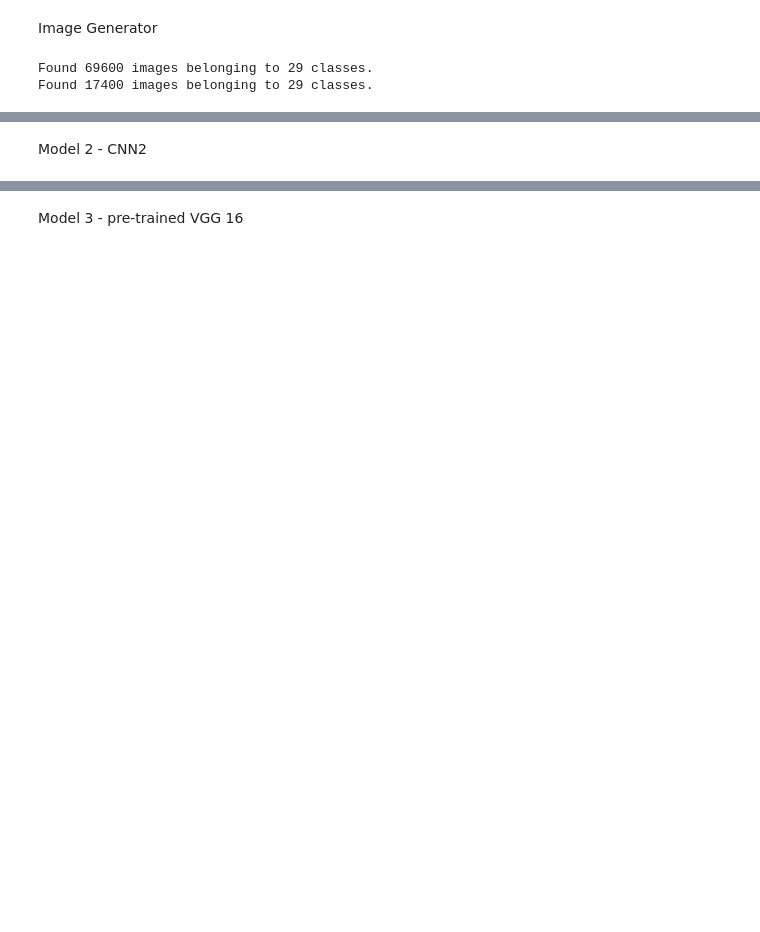
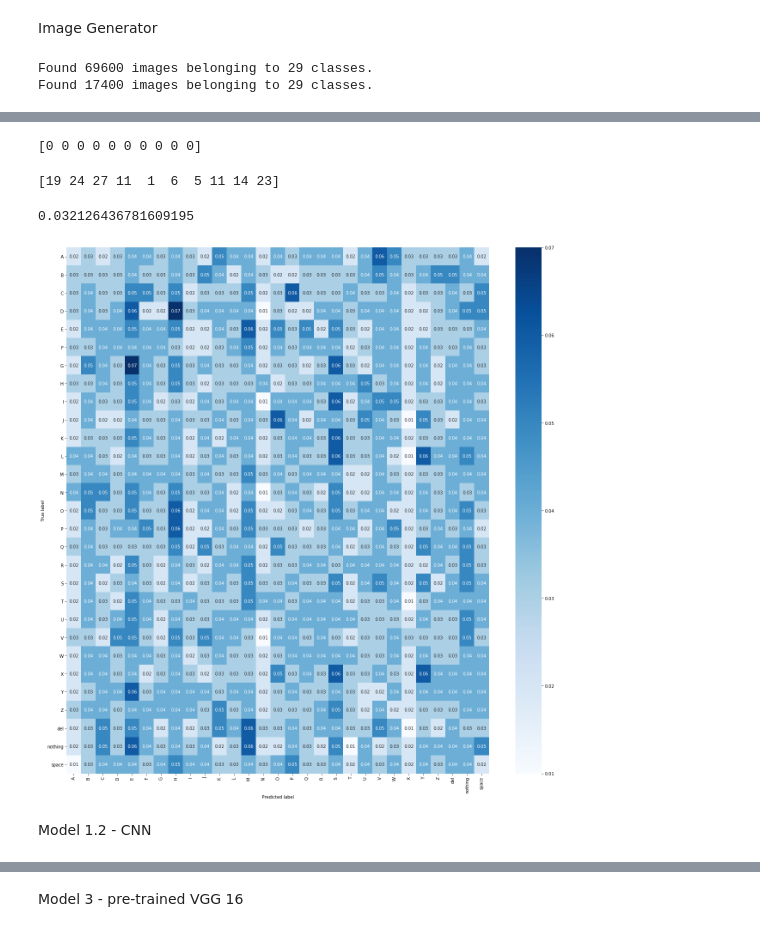
Before and after one commit to bismillahkani/ISL-CV-Team3, a Jupyter notebook: ASL_Deep_Learning.ipynb, the cells around one changed output, grey strips where cells are left out. Drawn from its saved outputs; the diff is of its cells as text; code cells hidden in the pictures; blank space fills up the shorter version.

```diff
--- a/ASL_Deep_Learning.ipynb
+++ b/ASL_Deep_Learning.ipynb
@@ -71,11 +162,13 @@ for i, img_path in enumerate(next_alphabet):
 Image Generator
 # %%
 data_dir = "/tmp/asl_alphabet_train/asl_alphabet_train"
+#data_dir = '/content/drive/My Drive/ISL/train/'
 target_size = (64, 64)
 target_dims = (64, 64, 3) # add channel for RGB
 n_classes = 29
+#n_classes = 24
 val_frac = 0.2
-batch_size = 64
+batch_size = 20
 
 data_augmentor = ImageDataGenerator(samplewise_center=True,
                                     samplewise_std_normalization=True,
@@ -83,6 +176,14 @@ data_augmentor = ImageDataGenerator(samplewise_center=True,
 
 train_generator = data_augmentor.flow_from_directory(data_dir, target_size=target_size, batch_size=batch_size, shuffle=True, subset="training")
 val_generator = data_augmentor.flow_from_directory(data_dir, target_size=target_size, batch_size=batch_size, subset="validation")
+
+callback = ModelCheckpoint('/content/drive/My Drive/ISL/asl.hdf5', monitor='val_loss', verbose=0, save_best_only=True, save_weights_only=False, mode='auto', period=1)
 # %% [output]
 Found 69600 images belonging to 29 classes.
 Found 17400 images belonging to 29 classes.
+# %%
+total_samples = sum([len(files) for root, directory, files in os.walk(data_dir)])
+total_val = int(val_frac * total_samples)
+total_train = total_samples - total_val
+print('total training images:', total_train)
+print('total validation images:', total_val)
@@ -179,0 +269,10 @@ plt.show()
+# %%
+#Confusion Matrix and Classification Report
+model.load_weights('/content/drive/My Drive/ISL/asl.hdf5')
+Y_pred = model.predict_generator(val_generator, verbose=1)
+y_pred = np.argmax(Y_pred, axis=1)
+print('Confusion Matrix')
+print(confusion_matrix(val_generator.classes, y_pred))
+print('Classification Report')
+target_names = ['A', 'B', 'C', 'D', 'E', 'F', 'G', 'H', 'I', 'J', 'K', 'L', 'M', 'N', 'O', 'P', 'Q', 'R', 'S', 'T', 'U', 'V', 'W', 'X', 'Y', 'Z', 'del', 'nothing', 'space']
+print(classification_report(val_generator.classes, y_pred, target_names=target_names))
@@ -180,2 +297,27 @@ plt.show()
+# %%
+print(val_generator.classes[:10])
+# %% [output]
+[0 0 0 0 0 0 0 0 0 0]
+# %%
+print(y_pred[:10])
+# %% [output]
+[19 24 27 11  1  6  5 11 14 23]
+# %%
+print(accuracy_score(val_generator.classes, y_pred))
+# %% [output]
+0.032126436781609195
+# %%
+con_mat = confusion_matrix(val_generator.classes, y_pred)
+con_mat_norm = np.around(con_mat.astype('float') / con_mat.sum(axis=1)[:, np.newaxis], decimals=2)
+con_mat_df = pd.DataFrame(con_mat_norm, index = target_names, columns = target_names)
+
+figure = plt.figure(figsize=(18, 18))
+sns.heatmap(con_mat_df, annot=True,cmap=plt.cm.Blues)
+plt.tight_layout()
+plt.ylabel('True label')
+plt.xlabel('Predicted label')
+plt.show()
+# %% [output]
+[figure, added]
 # %% [markdown]
-Model 2 - CNN2
+Model 1.2 - CNN
```
Also changed, not shown: parts of 39 cells of this notebook.
